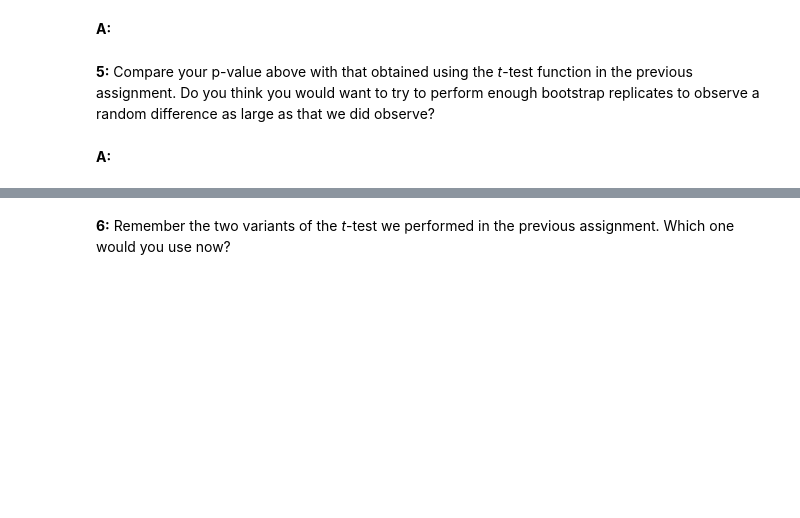
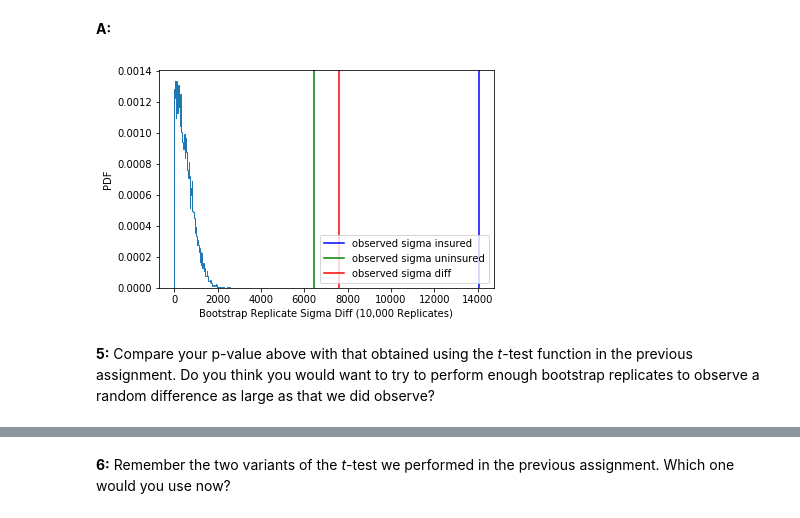
Before and after one commit to jefftrevino/Springboard, a Jupyter notebook: stats_mini_projects/bootstrap/trevino_bootstrap.ipynb, the cells around one changed output, grey strips where cells are left out. Cells and saved outputs as stored; diff of their text form; code cells hidden in the pictures; blank space fills up the shorter version.

```diff
--- a/stats_mini_projects/bootstrap/trevino_bootstrap.ipynb
+++ b/stats_mini_projects/bootstrap/trevino_bootstrap.ipynb
@@ -101,0 +145,4 @@ __A:__
+# %%
+# calculate the observed value
+observed_std_diff = np.std(insured_charges) - np.std(uninsured_charges)
+observed_std_diff
@@ -101,0 +169,14 @@ __A:__
+# %%
+# create a bootstrap replicate from the two groups
+def get_bootstrap_replicate(group1, group2):
+    permuted_1, permuted_2 = permutation_sample(group1, group2)
+    return abs(np.std(permuted_1) - np.std(permuted_2))
+# %%
+# calcualte 10000 replicates
+N_rep = 10000
+bs_replicates = np.empty(N_rep)
+
+for i in range(N_rep):
+    bs_replicates[i] = get_bootstrap_replicate(insured_charges, uninsured_charges)
+
+bs_replicates
@@ -103,7 +195,23 @@ __A:__
 __4:__ To put the above result in perspective, plot the histogram of your bootstrapped differences along with lines marking the locations of the observed difference. (Why would we plot more than one line, given that we only have one observed difference?)
 # %% [markdown]
 __A:__
+# %%
+# plot the histogram with observed values marked
+# histogram
+plt.hist(bs_replicates, bins=int(np.sqrt(len(sampling_distribution_of_the_mean))), density=True, histtype='step')
+plt.xlabel('Bootstrap Replicate Sigma Diff (10,000 Replicates)')
+plt.ylabel('PDF')
+
+# calculate and plot observed value lines
+# percentiles = np.array([0, 25, 50, 75, 100])
+# ptiles_std_diff = np.percentile(std_diff_replicates, percentiles)
+plt.axvline(np.std(insured_charges), color='b')
+plt.axvline(np.std(uninsured_charges), color='g')
+plt.axvline(observed_std_diff, color='r')
+plt.legend(('observed sigma insured', 'observed sigma uninsured', 'observed sigma diff'), loc='lower right')
+
+plt.show()
+# %% [output]
+[figure, added]
 # %% [markdown]
 __5:__ Compare your p-value above with that obtained using the _t_-test function in the previous assignment. Do you think you would want to try to perform enough bootstrap replicates to observe a random difference as large as that we did observe?
-# %% [markdown]
-__A:__
```
Also changed, not shown: parts of 34 cells of this notebook, 1 other file.
